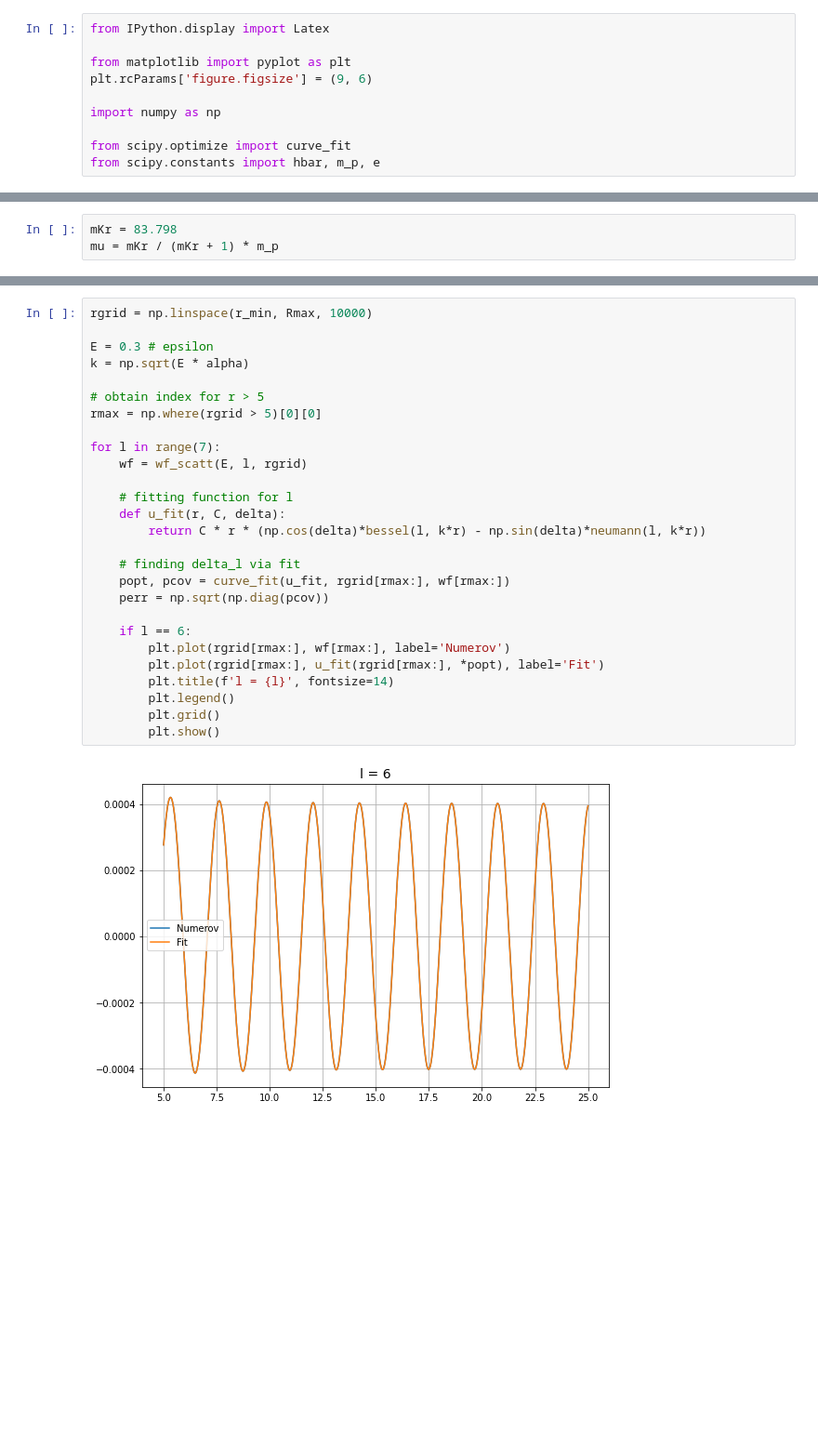
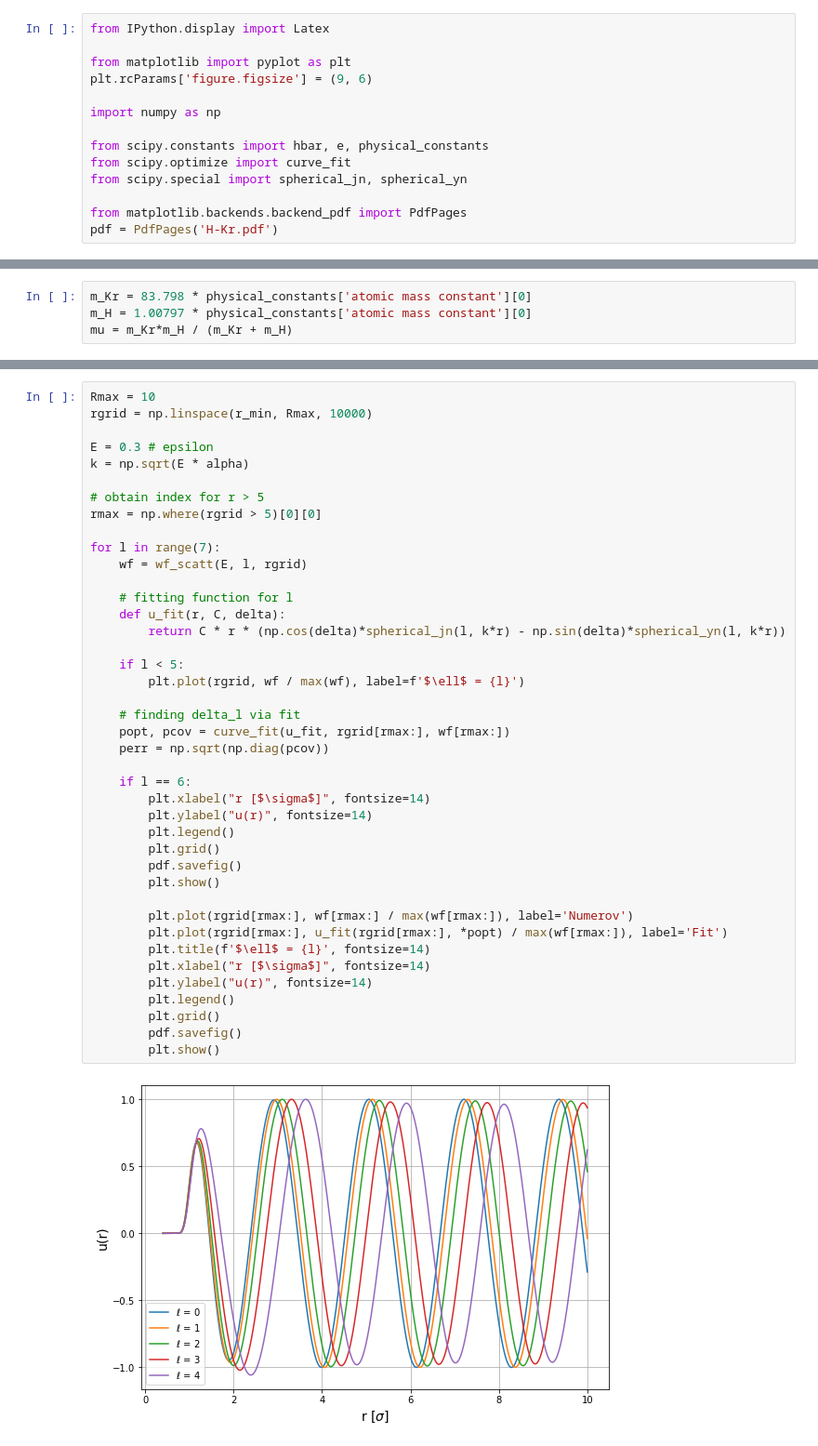
Before and after one commit to muuusso/advanced-computational-physics, a Jupyter notebook: numerov/H-Kr.ipynb, the cells around one changed output, grey strips where cells are left out. Shown at 93% size. Cells and saved outputs as stored; diff of their text form; blank space fills up the shorter version.

Commit message:
final commit Numerov

```diff
--- a/numerov/H-Kr.ipynb
+++ b/numerov/H-Kr.ipynb
@@ -6,5 +6,9 @@ plt.rcParams['figure.figsize'] = (9, 6)
 
 import numpy as np
 
+from scipy.constants import hbar, e, physical_constants
 from scipy.optimize import curve_fit
-from scipy.constants import hbar, m_p, e
+from scipy.special import spherical_jn, spherical_yn
+
+from matplotlib.backends.backend_pdf import PdfPages
+pdf = PdfPages('H-Kr.pdf')
@@ -11,6 +17,7 @@ from scipy.constants import hbar, m_p, e
 # %%
-mKr = 83.798
-mu = mKr / (mKr + 1) * m_p
+m_Kr = 83.798 * physical_constants['atomic mass constant'][0]
+m_H = 1.00797 * physical_constants['atomic mass constant'][0]
+mu = m_Kr*m_H / (m_Kr + m_H)
 # %%
 epsilon = 5.9 # meV
 sigma = 3.18 # Å
@@ -79,29 +74,43 @@ def neumann(l, x):
 # %%
+Rmax = 10
 rgrid = np.linspace(r_min, Rmax, 10000)
 
 E = 0.3 # epsilon
 k = np.sqrt(E * alpha)
 
 # obtain index for r > 5
 rmax = np.where(rgrid > 5)[0][0]
 
 for l in range(7):
     wf = wf_scatt(E, l, rgrid)
 
     # fitting function for l
     def u_fit(r, C, delta):
-        return C * r * (np.cos(delta)*bessel(l, k*r) - np.sin(delta)*neumann(l, k*r))
+        return C * r * (np.cos(delta)*spherical_jn(l, k*r) - np.sin(delta)*spherical_yn(l, k*r))
+
+    if l < 5:
+        plt.plot(rgrid, wf / max(wf), label=f'$\ell$ = {l}')
 
     # finding delta_l via fit
     popt, pcov = curve_fit(u_fit, rgrid[rmax:], wf[rmax:])
     perr = np.sqrt(np.diag(pcov))
 
     if l == 6:
-        plt.plot(rgrid[rmax:], wf[rmax:], label='Numerov')
-        plt.plot(rgrid[rmax:], u_fit(rgrid[rmax:], *popt), label='Fit')
-        plt.title(f'l = {l}', fontsize=14)
+        plt.xlabel("r [$\sigma$]", fontsize=14)
+        plt.ylabel("u(r)", fontsize=14)
         plt.legend()
         plt.grid()
+        pdf.savefig()
         plt.show()
+
+        plt.plot(rgrid[rmax:], wf[rmax:] / max(wf[rmax:]), label='Numerov')
+        plt.plot(rgrid[rmax:], u_fit(rgrid[rmax:], *popt) / max(wf[rmax:]), label='Fit')
+        plt.title(f'$\ell$ = {l}', fontsize=14)
+        plt.xlabel("r [$\sigma$]", fontsize=14)
+        plt.ylabel("u(r)", fontsize=14)
+        plt.legend()
+        plt.grid()
+        pdf.savefig()
+        plt.show()
 # %% [output]
-[figure, old version]
+[figure, new version]
```
Also changed, not shown: parts of 16 cells of this notebook, 6 other files.
